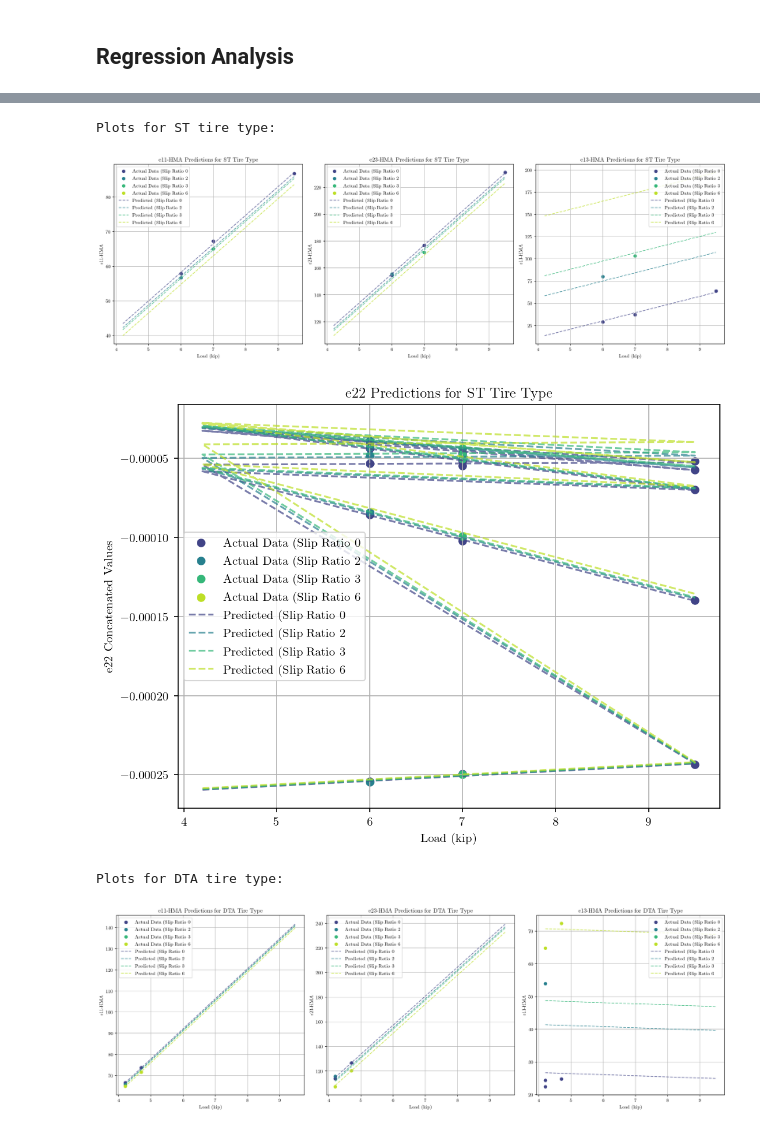
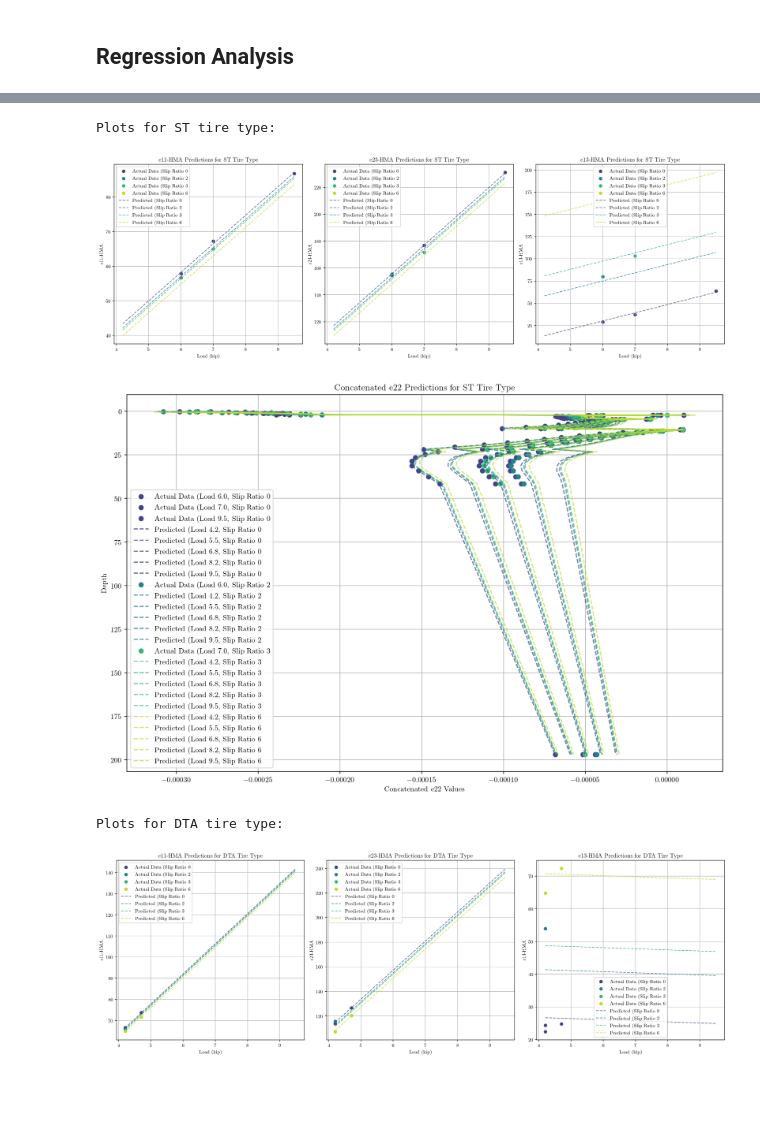
Before and after one commit to Johann-Cardenas/DesignLab, a Jupyter notebook: MPEDG/LEF.ipynb, the cells around one changed output, grey strips where cells are left out. Cells and saved outputs as stored; diff of their text form; code cells hidden in the pictures; blank space fills up the shorter version.

```diff
--- a/MPEDG/LEF.ipynb
+++ b/MPEDG/LEF.ipynb
@@ -483,12 +489,25 @@ Predictions for DTA tire type: {'e11-HMA': 69.30268285714286, 'e23-HMA': 116.468
 # %%
 # Define a range of values for Load for prediction
-load_range = np.linspace(df['Load (kip)'].min(), df['Load (kip)'].max(), 50)
+load_range = np.linspace(df['Load (kip)'].min(), df['Load (kip)'].max(), 5)
 
 # Unique slip ratios for differentiation
 unique_slip_ratios = df['Slip Ratio'].unique()
 
 # Define colors for plotting different slip ratios
 colors = plt.cm.viridis(np.linspace(0.2, 0.9, len(unique_slip_ratios)))
+
+# Depth vector for the Y-axis
+depth = [
+    0.24015748, 0.480314961, 0.724409449, 0.972440945, 1.216535433, 1.464566929,
+    1.716535433, 1.968503937, 2.228346457, 2.488188976, 2.751968504, 3.023622047,
+    3.295275591, 3.570866142, 3.850393701, 4.133858268, 4.421259843, 4.736220472,
+    5.078740157, 5.448818898, 5.850393701, 6.291338583, 6.763779528, 7.283464567,
+    7.846456693, 8.456692913, 9.122047244, 9.842519685, 10.58661417, 11.37007874,
+    12.19685039, 13.06299213, 13.97637795, 14.93700787, 15.9488189, 17.01181102,
+    18.12992126, 19.30708661, 20.54724409, 21.8503937, 23.18503937, 24.74409449,
+    26.57086614, 28.71259843, 31.21653543, 34.1496063, 37.58267717, 41.6023622,
+    196.8503937
+]
 
 def plot_predictions_separated_by_slip_ratio(models, df, tire_type_label):
     # Plot for e11-HMA, e23-HMA, and e13-HMA
@@ -511,48 +530,56 @@ def plot_predictions_separated_by_slip_ratio(models, df, tire_type_label):
         ax.set_title(f'{target} Predictions for {tire_type_label} Tire Type')
         ax.set_xlabel('Load (kip)')
         ax.set_ylabel(target)
         ax.legend()
         ax.grid(True)
 
     plt.tight_layout()
     plt.show()
 
-    # Plot for concatenated e22 values
-    plt.figure(figsize=(8, 6), dpi=150)
+    # Plot for concatenated e22 array predictions
+    plt.figure(figsize=(12, 8), dpi=150)
     plt.rc('text', usetex=True)
     plt.rc('font', family='serif')
 
-    # Concatenate e22 values into a single input
-    e22_targets = ['e22-HMA1_mean', 'e22-HMA2_mean', 'e22-HMA3_mean', 'e22-BS_mean', 'e22-SG_mean']
     for slip_ratio, color in zip(unique_slip_ratios, colors):
         mask = df['Slip Ratio'] == slip_ratio
-        concatenated_e22 = pd.concat([df.loc[mask, e22_target] for e22_target in e22_targets], axis=0)
-        load_concat = pd.concat([df.loc[mask, 'Load (kip)']] * len(e22_targets), axis=0)
-        plt.scatter(load_concat, concatenated_e22, color=color, label=f'Actual Data (Slip Ratio {slip_ratio:.0%})')
 
-    for slip_ratio, color in zip(unique_slip_ratios, colors):
+        # Concatenate all e22 actual values for each case
+        for idx in mask[mask].index:
+            actual_values_concat = np.concatenate([
+                df.loc[idx, 'e22-HMA1'], df.loc[idx, 'e22-HMA2'], df.loc[idx, 'e22-HMA3'],
+                df.loc[idx, 'e22-BS'], df.loc[idx, 'e22-SG']
+            ])
+            load_value = df.loc[idx, 'Load (kip)']  # Extract the load value for the legend
+            plt.scatter(actual_values_concat, depth[:len(actual_values_concat)], color=color, label=f'Actual Data (Load {load_value:.1f}, Slip Ratio {slip_ratio:.0%})')
+
+        # Predict concatenated e22 values for each combination of load and slip ratio
         grid_data = pd.DataFrame({'Load (kip)': load_range, 'Slip Ratio': slip_ratio})
-        predictions_concat = np.concatenate([models[e22_target].predict(grid_data) for e22_target in e22_targets])
-        load_concat = np.tile(load_range, len(e22_targets))
-        plt.plot(load_concat, predictions_concat, color=color, linestyle='--', alpha=0.7, label=f'Predicted (Slip Ratio {slip_ratio:.0%})')
+        predictions_concat = models['e22'].predict(grid_data)
 
-    plt.title(f'e22 Predictions for {tire_type_label} Tire Type')
-    plt.xlabel('Load (kip)')
-    plt.ylabel('e22 Concatenated Values')
+        # Plot predicted e22 values
+        for i, load_value in enumerate(load_range):
+            plt.plot(predictions_concat[i], depth[:len(predictions_concat[i])], color=color, linestyle='--', alpha=0.7, label=f'Predicted (Load {load_value:.1f}, Slip Ratio {slip_ratio:.0%})')
+
+    plt.title(f'Concatenated e22 Predictions for {tire_type_label} Tire Type')
+    plt.xlabel('Concatenated e22 Values')
+    plt.ylabel('Depth')
+    plt.gca().invert_yaxis()  # Invert Y-axis
     plt.legend()
     plt.grid(True)
+    plt.tight_layout()
     plt.show()
 
 # Plot predictions for ST tire type
 print("Plots for ST tire type:")
 plot_predictions_separated_by_slip_ratio(models_st, df_st, 'ST')
 
 # Plot predictions for DTA tire type
 print("Plots for DTA tire type:")
 plot_predictions_separated_by_slip_ratio(models_dta, df_dta, 'DTA')
 # %% [output]
 Plots for ST tire type:
-[figure, old version]
+[figure, new version]
-[figure, old version]
+[figure, new version]
 Plots for DTA tire type:
-[figure, old version]
+[figure, new version]
```
Also changed, not shown: parts of 4 cells of this notebook.
